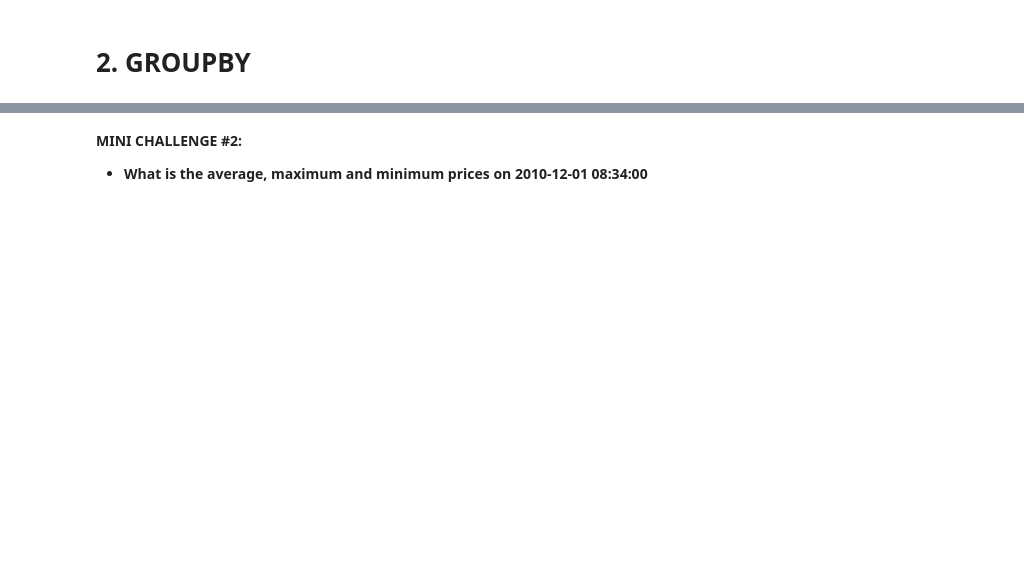
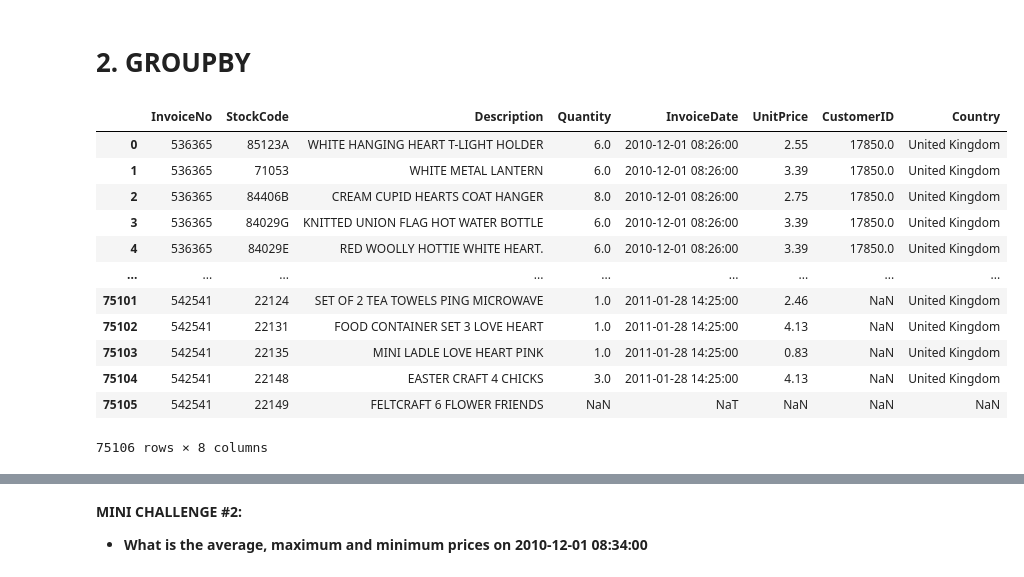
Before and after one commit to bryanoconnell01/Colab-for-Udemy, a Jupyter notebook: Pandas_MultiIndexing_&_Groupby_Skeleton.ipynb, the cells around one changed output, grey strips where cells are left out. Saved outputs shown, nothing was run; the diff lists cells and outputs as text; code cells hidden in the pictures; blank space fills up the shorter version.

```diff
--- a/Pandas_MultiIndexing_&_Groupby_Skeleton.ipynb
+++ b/Pandas_MultiIndexing_&_Groupby_Skeleton.ipynb
@@ -92,5 +164,21 @@ sales_df.tail(10)   # loks like not all the lines were written
 # %% [markdown]
 # 2. GROUPBY
+# %%
+sales_df
+# %% [output]
+|  | InvoiceNo | StockCode | Description | Quantity | InvoiceDate | UnitPrice | CustomerID | Country |
+| 0 | 536365 | 85123A | WHITE HANGING HEART T-LIGHT HOLDER | 6.0 | 2010-12-01 08:26:00 | 2.55 | 17850.0 | United Kingdom |
+| 1 | 536365 | 71053 | WHITE METAL LANTERN | 6.0 | 2010-12-01 08:26:00 | 3.39 | 17850.0 | United Kingdom |
+| 2 | 536365 | 84406B | CREAM CUPID HEARTS COAT HANGER | 8.0 | 2010-12-01 08:26:00 | 2.75 | 17850.0 | United Kingdom |
+| 3 | 536365 | 84029G | KNITTED UNION FLAG HOT WATER BOTTLE | 6.0 | 2010-12-01 08:26:00 | 3.39 | 17850.0 | United Kingdom |
+| 4 | 536365 | 84029E | RED WOOLLY HOTTIE WHITE HEART. | 6.0 | 2010-12-01 08:26:00 | 3.39 | 17850.0 | United Kingdom |
+| ... | ... | ... | ... | ... | ... | ... | ... | ... |
+| 75101 | 542541 | 22124 | SET OF 2 TEA TOWELS PING MICROWAVE | 1.0 | 2011-01-28 14:25:00 | 2.46 | NaN | United Kingdom |
+| 75102 | 542541 | 22131 | FOOD CONTAINER SET 3 LOVE HEART | 1.0 | 2011-01-28 14:25:00 | 4.13 | NaN | United Kingdom |
+| 75103 | 542541 | 22135 | MINI LADLE LOVE HEART PINK | 1.0 | 2011-01-28 14:25:00 | 0.83 | NaN | United Kingdom |
+| 75104 | 542541 | 22148 | EASTER CRAFT 4 CHICKS | 3.0 | 2011-01-28 14:25:00 | 4.13 | NaN | United Kingdom |
+| 75105 | 542541 | 22149 | FELTCRAFT 6 FLOWER FRIENDS | NaN | NaT | NaN | NaN | NaN |
+75106 rows × 8 columns
 # %%
 # A groupby operation involves some combination of splitting the object, applying a function, and combining the results.
 # This can be used to group large amounts of data and compute operations on these groups.
```
Also changed, not shown: parts of 18 cells of this notebook.
